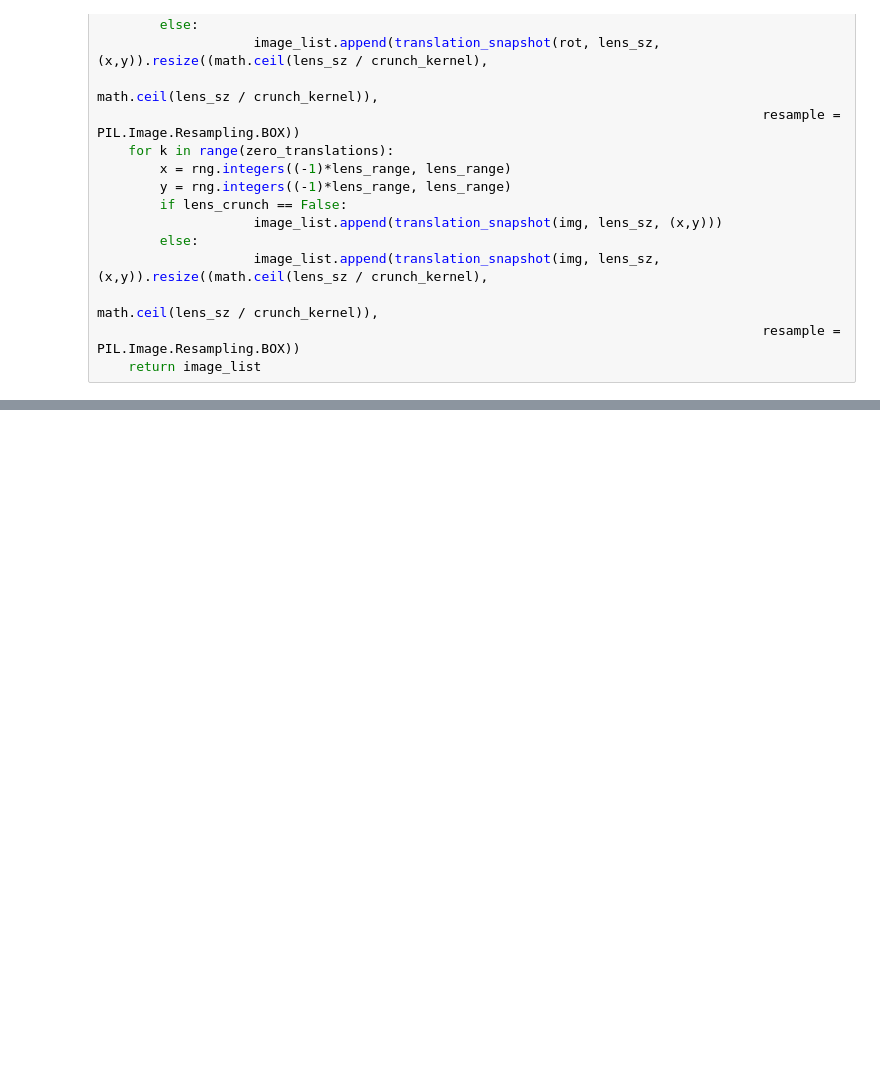
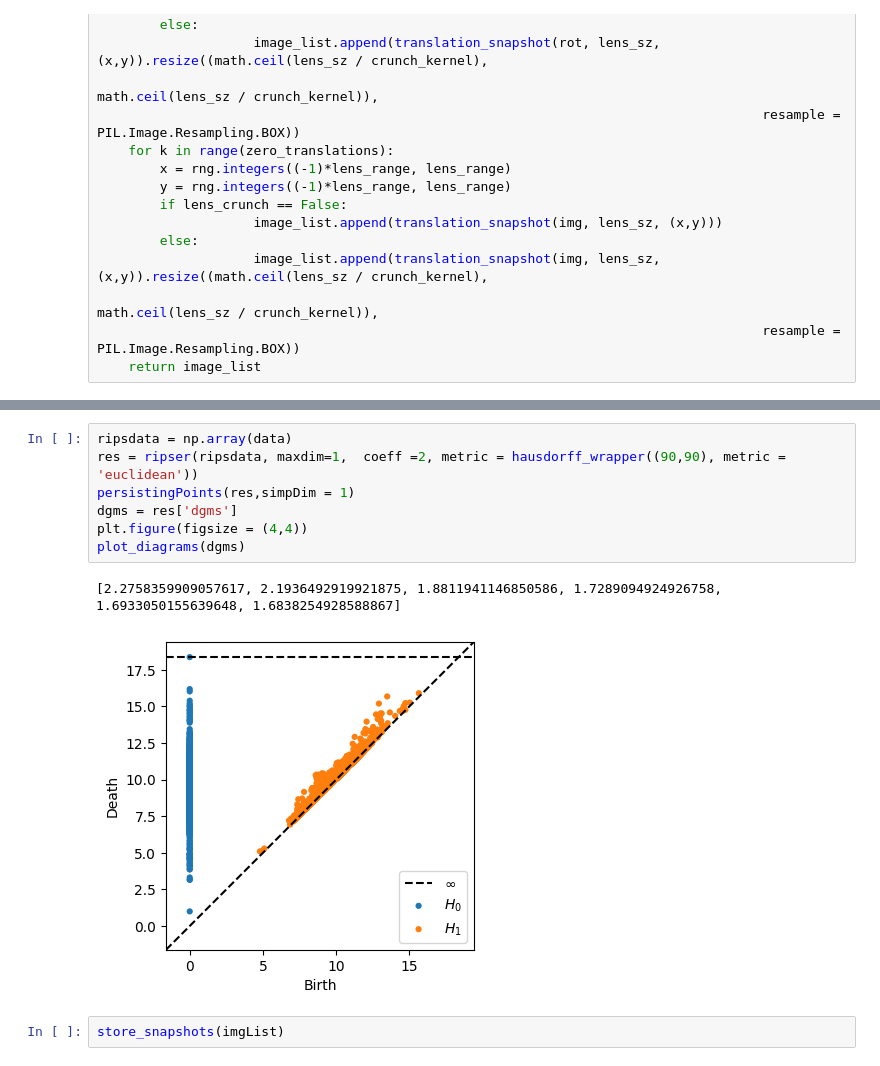
Before and after one commit to kyleormsby/persistent-symmetry, a Jupyter notebook: studentDemos/Dale_demos/lensTest.ipynb, the cells around one changed output, grey strips where cells are left out. Cells and saved outputs as stored; diff of their text form; blank space fills up the shorter version.

```diff
--- a/studentDemos/Dale_demos/lensTest.ipynb
+++ b/studentDemos/Dale_demos/lensTest.ipynb
@@ -262,0 +357,12 @@ data = []
+# %%
+ripsdata = np.array(data)
+res = ripser(ripsdata, maxdim=1,  coeff =2, metric = hausdorff_wrapper((90,90), metric = 'euclidean'))
+persistingPoints(res,simpDim = 1)
+dgms = res['dgms']
+plt.figure(figsize = (4,4))
+plot_diagrams(dgms)
+# %% [output]
+[2.2758359909057617, 2.1936492919921875, 1.8811941146850586, 1.7289094924926758, 1.6933050155639648, 1.6838254928588867]
+[figure, added]
+# %%
+store_snapshots(imgList)
```
Also changed, not shown: parts of 18 cells of this notebook, 1 other file.
